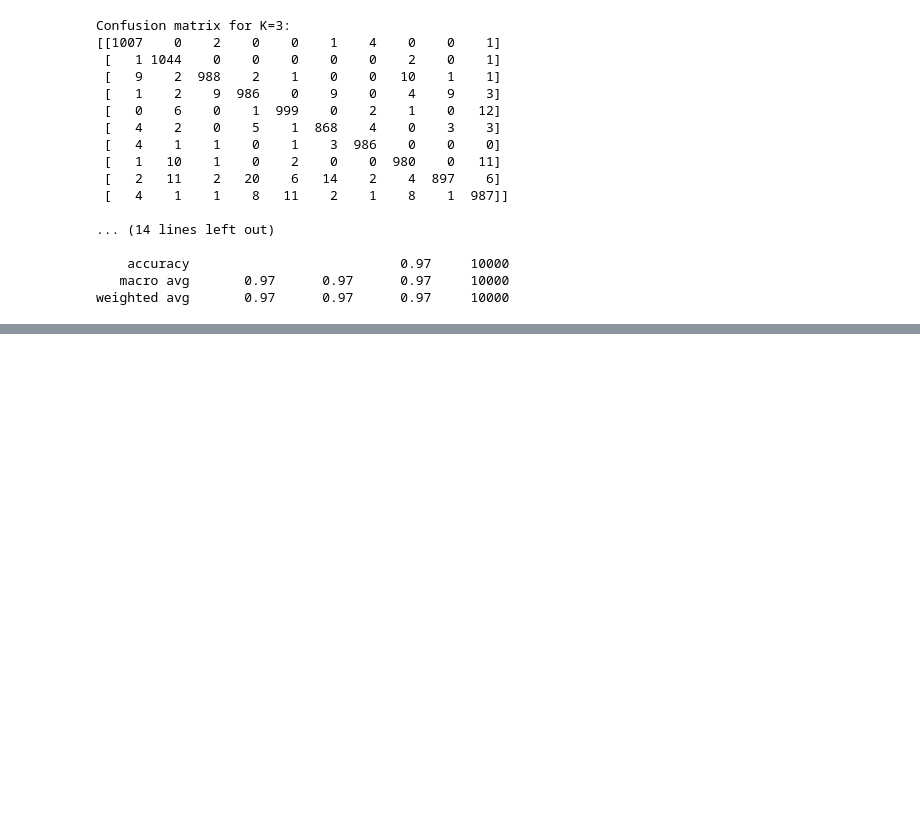
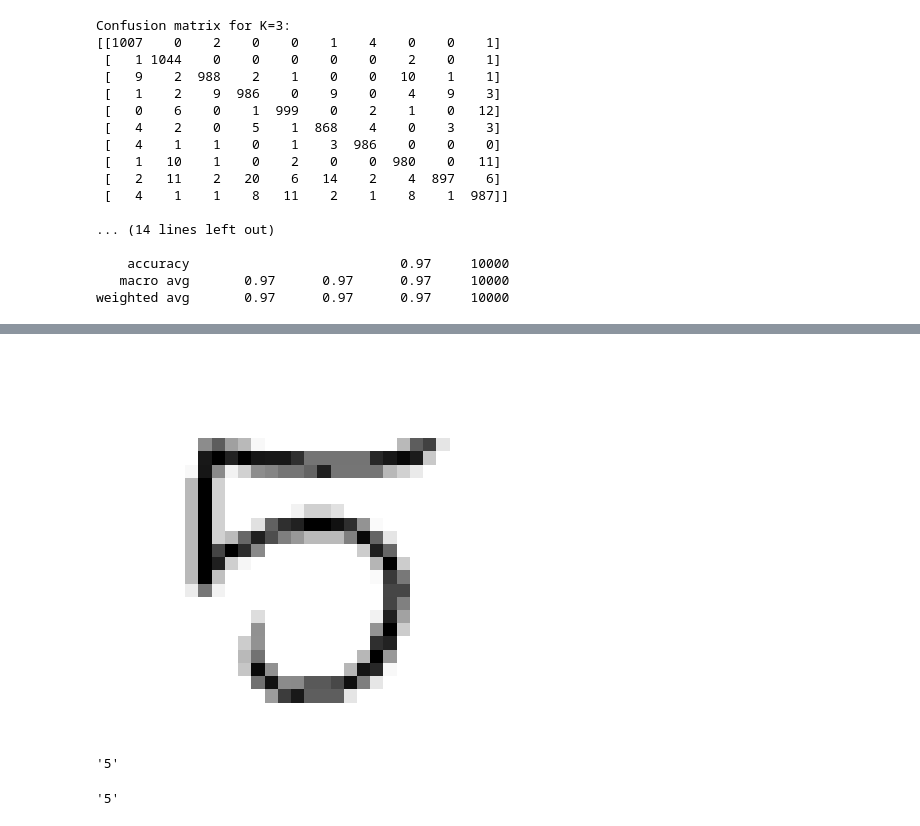
Before and after one commit to Ruhsaku/ImageRecognitionModel, a Jupyter notebook: image_recognition.ipynb, the cells around one changed output, grey strips where cells are left out. Drawn from its saved outputs; the diff is of its cells as text; code cells hidden in the pictures; blank space fills up the shorter version.

```diff
--- a/image_recognition.ipynb
+++ b/image_recognition.ipynb
@@ -145,0 +170,14 @@ weighted avg       0.97      0.97      0.97     10000
+# %%
+plt.imshow(number3_image, cmap="binary")
+plt.axis("off")
+plt.show()
+# %% [output]
+[figure, added]
+# %%
+knn_predictions[0]
+# %% [output]
+'5'
+# %%
+knn_predictions[9999]
+# %% [output]
+'5'
```
Also changed, not shown: parts of 4 cells of this notebook.
